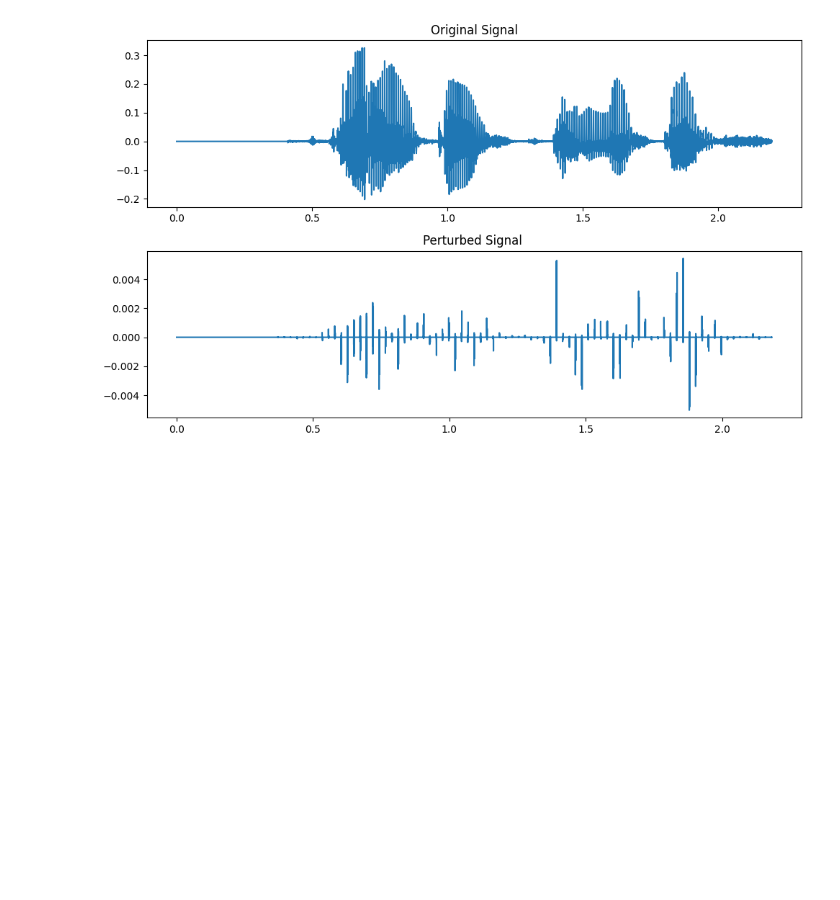
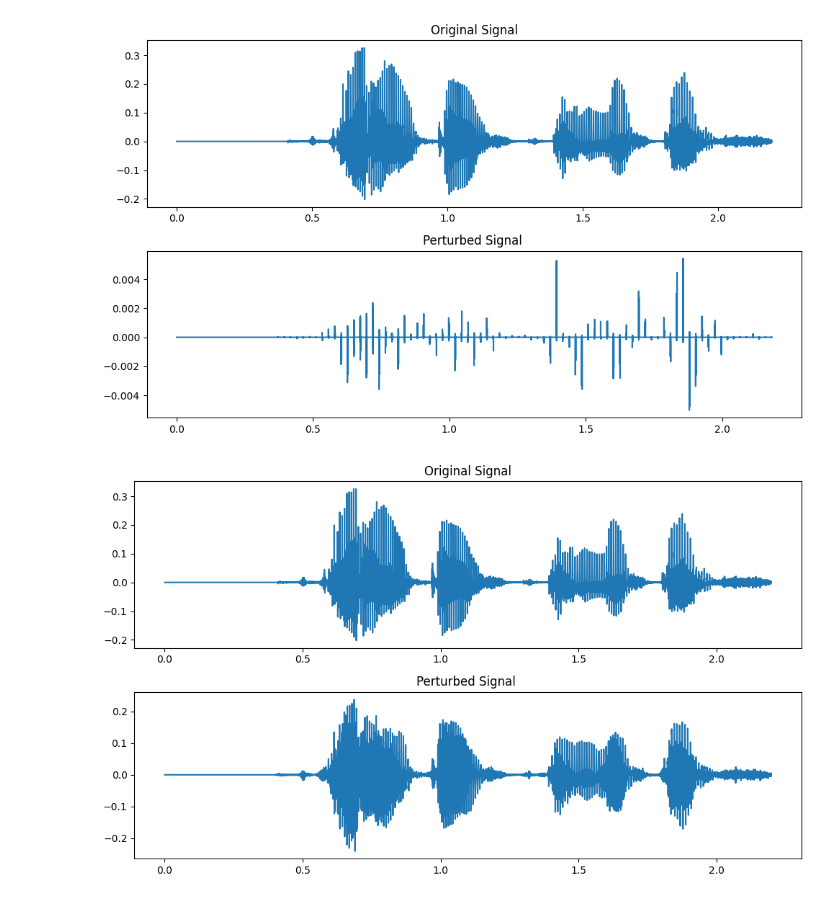
Before and after one commit to LucasTakanori/DA_programV2, a Jupyter notebook: TFG/test.ipynb, the cells around one changed output. Cells and saved outputs as stored; diff of their text form; code cells hidden in the pictures; blank space fills up the shorter version.

```diff
--- a/TFG/test.ipynb
+++ b/TFG/test.ipynb
@@ -15,8 +27,6 @@ from pydub import AudioSegment
 # %%
 def load_file(filename):
     return librosa.load(glob(filename)[0])
-
-y, sr = load_file("../test.mp3")
 # %%
 def calculate_rms(samples):
     """Given a numpy array of audio samples, return its Root Mean Square (RMS)."""
@@ -366,7 +372,7 @@ sf.write('vtlp_test.wav', y_vtl, sr, 'PCM_24')
 # %% [output]
 [figure]
 # %%
-def vtlp(fbank_mx, alpha=1.0, f_high=None):
+def vtlp_filters(fbank_mx, alpha=1.0, f_high=None):
     """
     Apply vocal tract length perturbation (VTLP) to the filterbank matrix.
     :param fbank_mx: filterbank matrix
@@ -396,11 +402,9 @@ def vtlp(fbank_mx, alpha=1.0, f_high=None):
 
     return warped_filters
 
-import librosa
-import scipy
-from scipy.io.wavfile import write
 
-def apply_vtlp(input_wav_file, output_wav_file, alpha=1.0, f_high=None):
+
+def vtlp(input_wav_file, output_wav_file, alpha=1.0, f_high=None):
     """
     Apply vocal tract length perturbation (VTLP) to a .wav file.
     :param input_wav_file: input .wav file
@@ -414,35 +418,50 @@ def apply_vtlp(input_wav_file, output_wav_file, alpha=1.0, f_high=None):
     # Compute the spectrogram
     n_fft = 2048
     hop_length = 512
     win_length = n_fft
     window = scipy.signal.windows.hann(win_length, sym=False)
 
     D = librosa.stft(y, n_fft=n_fft, hop_length=hop_length,
                      win_length=win_length, window=window)
 
     # Compute the filterbank matrix
-    n_mels = 128
+    n_mels = 256
     fbank_mx = librosa.filters.mel(sr=sr, n_fft=n_fft, n_mels=n_mels)
 
     # Apply VTLP to the filterbank matrix
-    warped_filters = vtlp(fbank_mx, alpha=alpha, f_high=f_high)
+    warped_filters = vtlp_filters(fbank_mx, alpha=alpha, f_high=f_high)
 
     # Compute the mel spectrogram using the warped filterbank matrix
     S = np.dot(warped_filters, np.abs(D))
 
     # Invert the mel spectrogram to audio
     y_hat = librosa.feature.inverse.mel_to_audio(S,
                                                  sr=sr,
                                                  n_fft=n_fft,
                                                  hop_length=hop_length,
                                                  win_length=win_length,
                                                  window=window,
-                                                 power=2.0,
-                                                 n_iter=32,
+                                                 power=1,
+                                                 n_iter=128,
                                                  length=len(y))
+
+    time = pd.Series(range(len(y))) / sr
+    time1 = pd.Series(range(len(y_hat))) / sr
+
+    plt.figure(figsize=(10, 6))
+    plt.subplot(2, 1, 1)
+    plt.plot(time, y)
+    plt.title('Original Signal')
+    plt.subplot(2, 1, 2)
+    plt.plot(time1, y_hat)
+    plt.title('Perturbed Signal ')
+    plt.tight_layout()
+    plt.show()
 
     # Save the output .wav file
     write(output_wav_file, sr, y_hat)
 
 
-apply_vtlp("../test.mp3","vtlpout.wav", 1.0)
+vtlp("../test.mp3","vtlpout.wav", 1)
+# %% [output]
+[figure, added]
```
Also changed, not shown: parts of 6 cells of this notebook, 2 other files.
